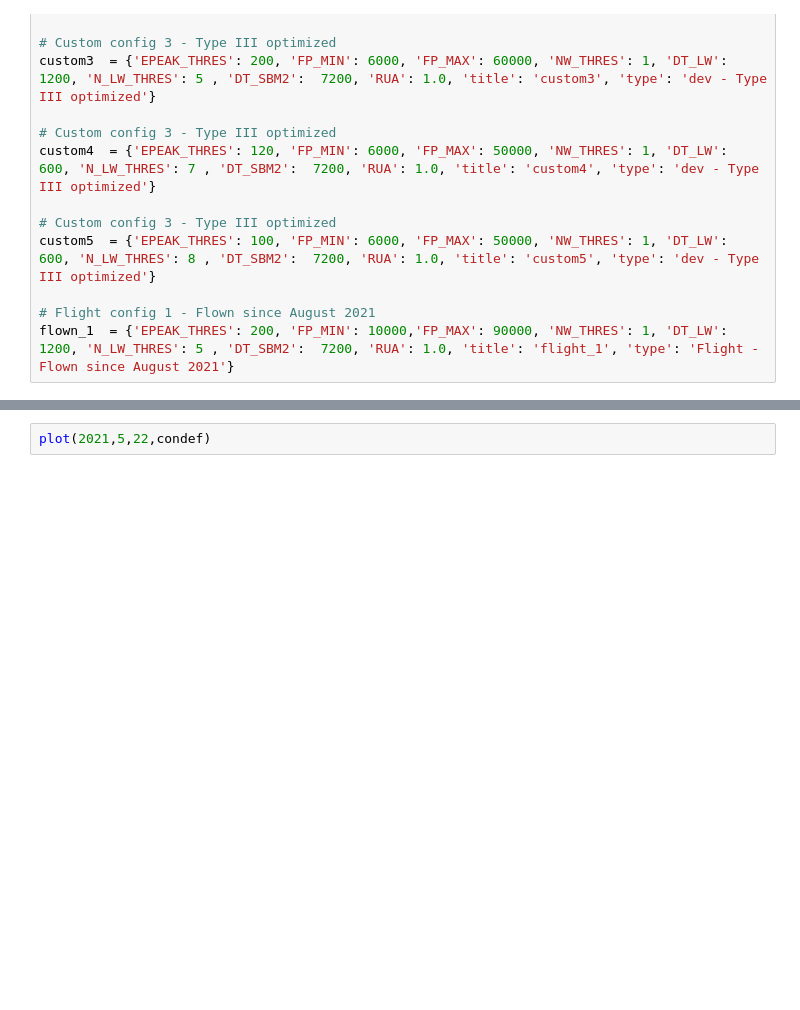
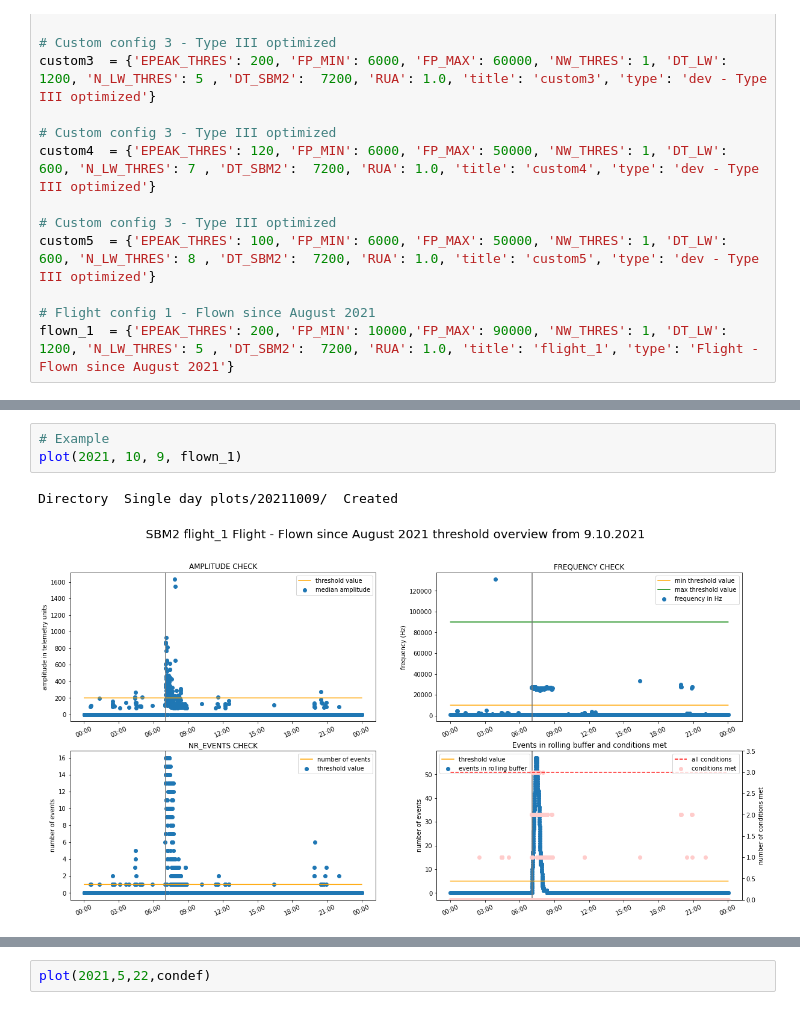
Before and after one commit to formanet415/SBM2-detection, a Jupyter notebook: Single day plotter.ipynb, the cells around one changed output, grey strips where cells are left out. Cells and saved outputs as stored; diff of their text form; blank space fills up the shorter version.

```diff
--- a/Single day plotter.ipynb
+++ b/Single day plotter.ipynb
@@ -263,0 +260,6 @@ Directory  Single day plots/20210826/  already exists
+# %%
+# Example
+plot(2021, 10, 9, flown_1)
+# %% [output]
+Directory  Single day plots/20211009/  Created
+[figure, added]
```
Also changed, not shown: parts of 4 cells of this notebook, 9 other files.
